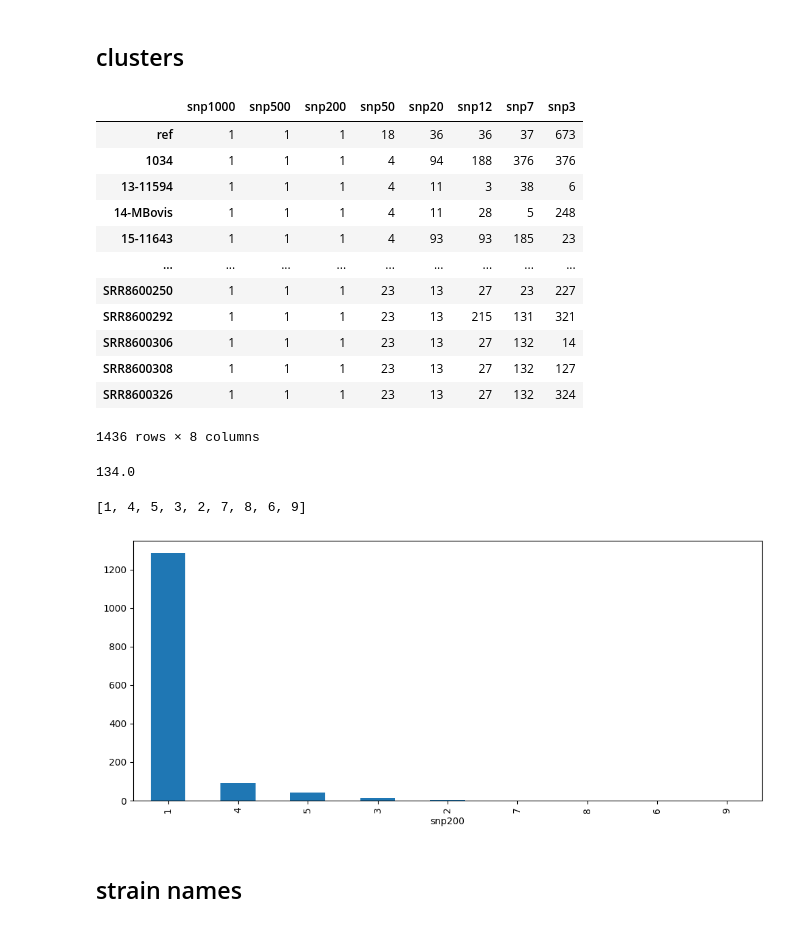
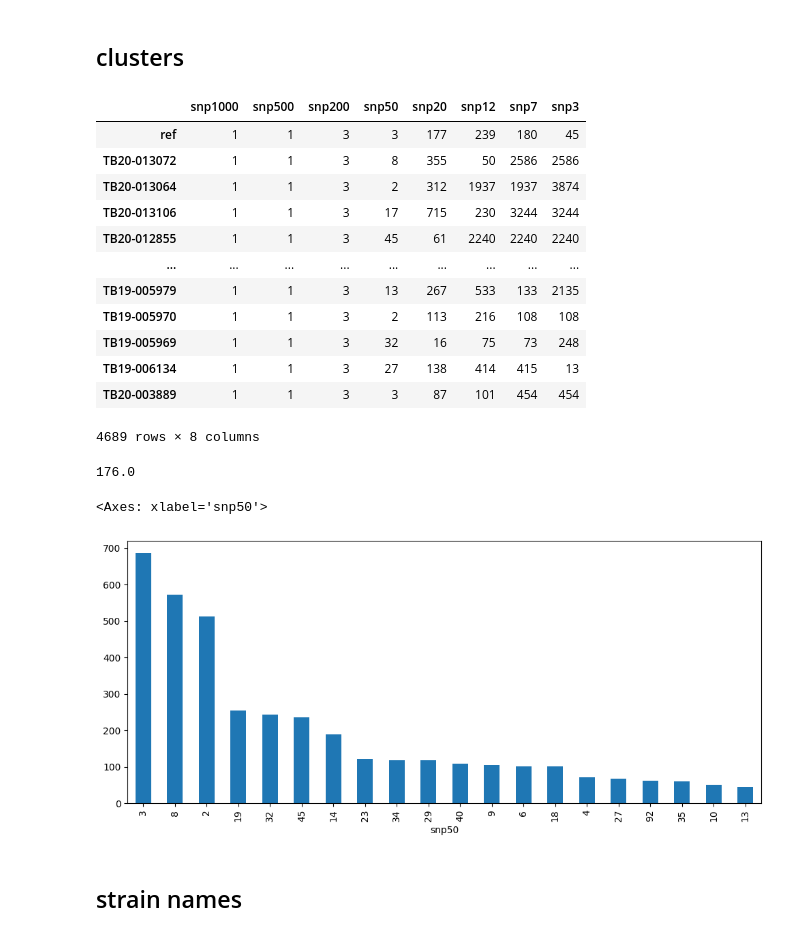
Before and after one commit to dmnfarrell/snipgenie, a Jupyter notebook: notebooks/all_ireland.ipynb, the cells around one changed output. Saved outputs shown, nothing was run; the diff lists cells and outputs as text; code cells hidden in the pictures.

```diff
--- a/notebooks/all_ireland.ipynb
+++ b/notebooks/all_ireland.ipynb
@@ -236,35 +197,35 @@ len(res),len(meta)
 ## clusters
 # %%
 reload(clustering)
-snpdist = pd.read_csv('/storage/btbgenie/all_ireland_results/snpdist.csv',index_col=0)
+snpdist = pd.read_csv('/storage/btbgenie/all_ireland_results_new/snpdist.csv',index_col=0)
 clusts,members = clustering.get_cluster_levels(snpdist)
 # %%
 clusts
 # %% [output]
 |  | snp1000 | snp500 | snp200 | snp50 | snp20 | snp12 | snp7 | snp3 |
-| ref | 1 | 1 | 1 | 18 | 36 | 36 | 37 | 673 |
-| 1034 | 1 | 1 | 1 | 4 | 94 | 188 | 376 | 376 |
-| 13-11594 | 1 | 1 | 1 | 4 | 11 | 3 | 38 | 6 |
-| 14-MBovis | 1 | 1 | 1 | 4 | 11 | 28 | 5 | 248 |
-| 15-11643 | 1 | 1 | 1 | 4 | 93 | 93 | 185 | 23 |
+| ref | 1 | 1 | 3 | 3 | 177 | 239 | 180 | 45 |
+| TB20-013072 | 1 | 1 | 3 | 8 | 355 | 50 | 2586 | 2586 |
+| TB20-013064 | 1 | 1 | 3 | 2 | 312 | 1937 | 1937 | 3874 |
+| TB20-013106 | 1 | 1 | 3 | 17 | 715 | 230 | 3244 | 3244 |
+| TB20-012855 | 1 | 1 | 3 | 45 | 61 | 2240 | 2240 | 2240 |
 | ... | ... | ... | ... | ... | ... | ... | ... | ... |
-| SRR8600250 | 1 | 1 | 1 | 23 | 13 | 27 | 23 | 227 |
-| SRR8600292 | 1 | 1 | 1 | 23 | 13 | 215 | 131 | 321 |
-| SRR8600306 | 1 | 1 | 1 | 23 | 13 | 27 | 132 | 14 |
-| SRR8600308 | 1 | 1 | 1 | 23 | 13 | 27 | 132 | 127 |
-| SRR8600326 | 1 | 1 | 1 | 23 | 13 | 27 | 132 | 324 |
+| TB19-005979 | 1 | 1 | 3 | 13 | 267 | 533 | 133 | 2135 |
+| TB19-005970 | 1 | 1 | 3 | 2 | 113 | 216 | 108 | 108 |
+| TB19-005969 | 1 | 1 | 3 | 32 | 16 | 75 | 73 | 248 |
+| TB19-006134 | 1 | 1 | 3 | 27 | 138 | 414 | 415 | 13 |
+| TB20-003889 | 1 | 1 | 3 | 3 | 87 | 101 | 454 | 454 |
-1436 rows × 8 columns
+4689 rows × 8 columns
 # %%
 snpdist.median().median()
 # %% [output]
-134.0
+176.0
 # %%
-cc = clusts.snp200.value_counts()
-cc.plot(kind='bar',figsize=(12,5))
-print (list(cc.index))
+cc = clusts.snp50.value_counts()
+cc[:20].plot(kind='bar',figsize=(12,5))
+#print (list(cc.index))
 # %% [output]
-[1, 4, 5, 3, 2, 7, 8, 6, 9]
+<Axes: xlabel='snp50'>
-[figure, old version]
+[figure, new version]
 # %% [markdown]
 ## strain names
 # %%
```
Also changed, not shown: parts of 2 cells of this notebook, 13 other files.
